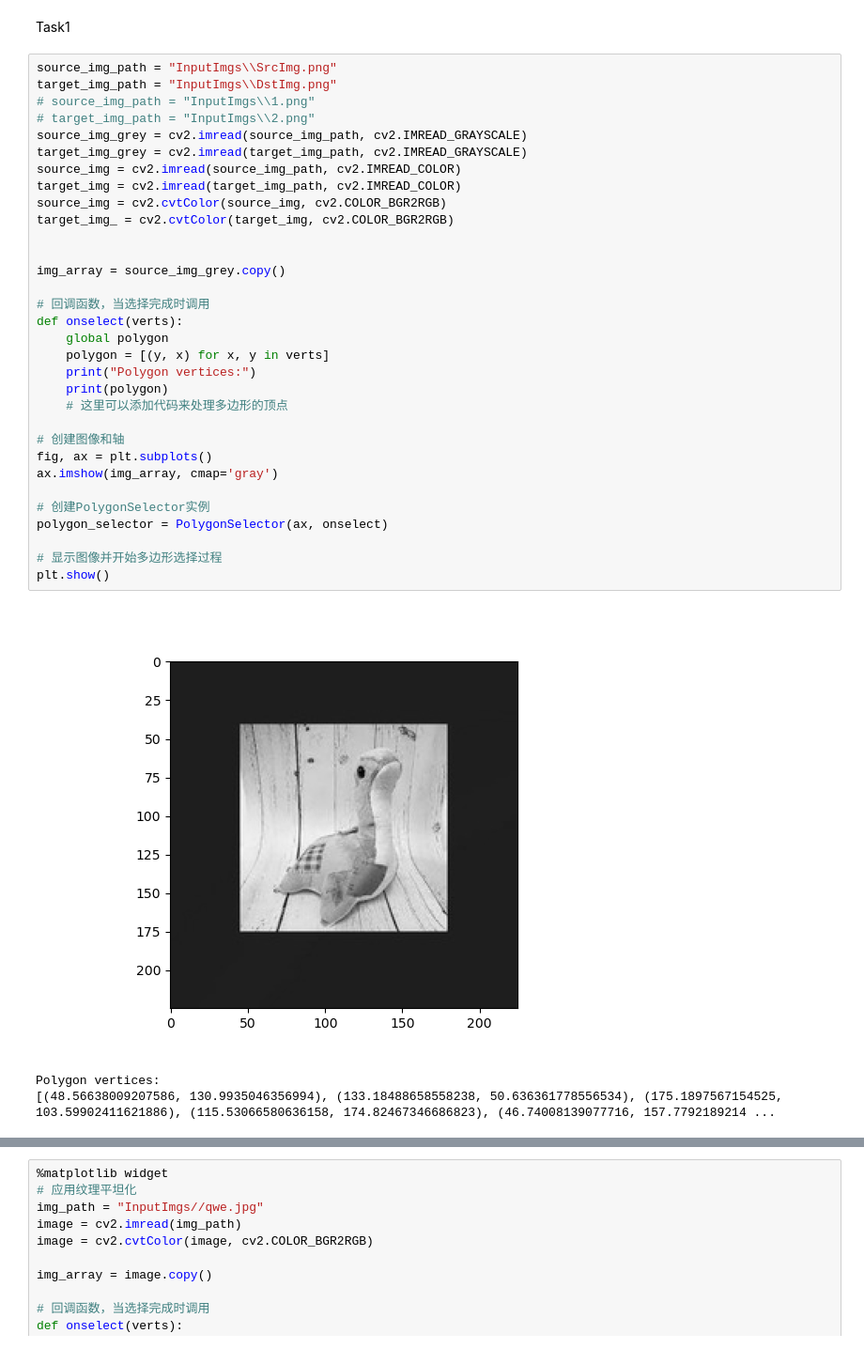
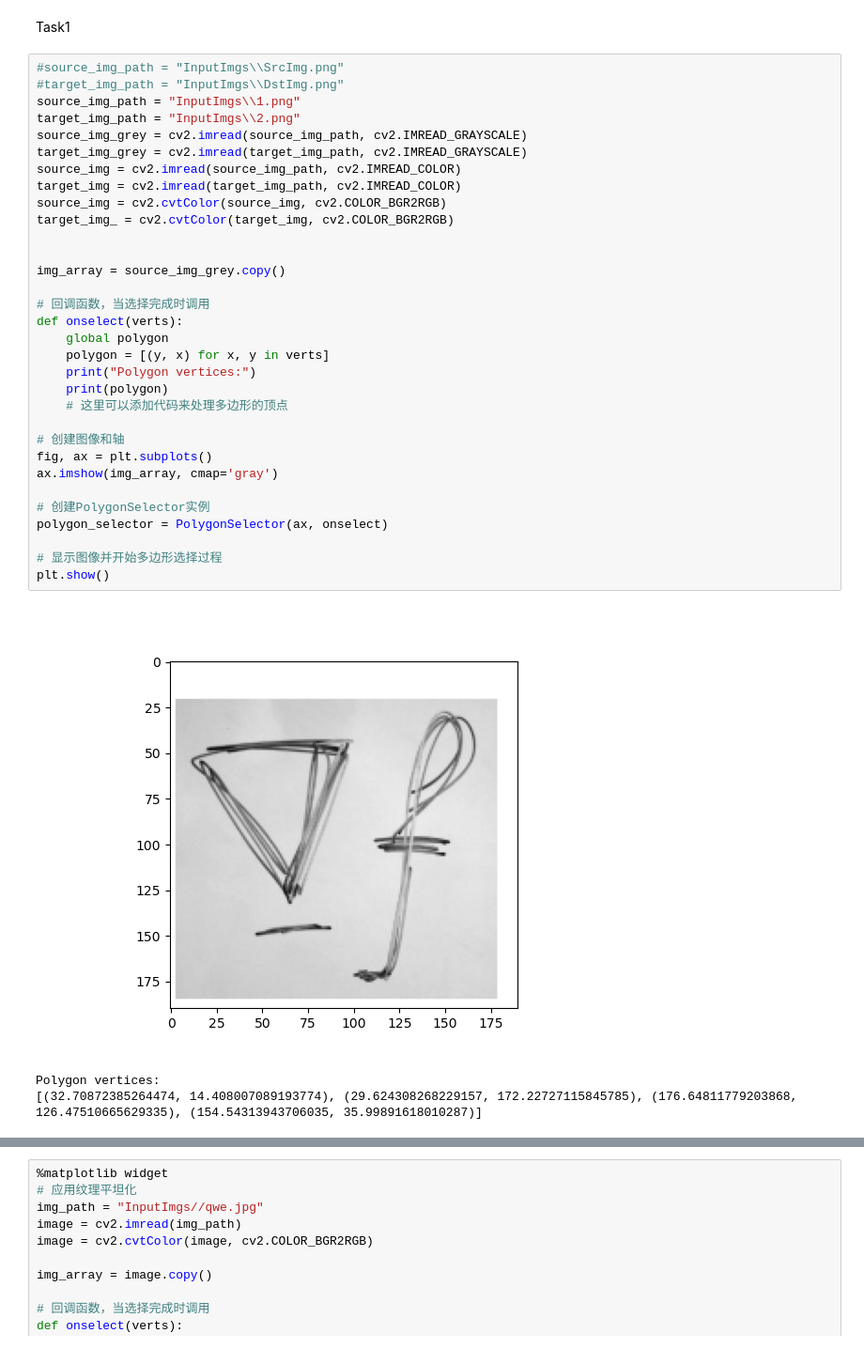
Before and after one commit to derkder/CGVI_CourseWork, a Jupyter notebook: ImageProcessing/Project/Main.ipynb, the cells around one changed output, grey strips where cells are left out. Shown at 94% size. Saved outputs shown, nothing was run; the diff lists cells and outputs as text.

```diff
--- a/ImageProcessing/Project/Main.ipynb
+++ b/ImageProcessing/Project/Main.ipynb
@@ -13,41 +13,41 @@ plt.style.use('default')
 # %% [markdown]
 Task1
 # %%
-source_img_path = "InputImgs\\SrcImg.png"
-target_img_path = "InputImgs\\DstImg.png"
-# source_img_path = "InputImgs\\1.png"
-# target_img_path = "InputImgs\\2.png"
+#source_img_path = "InputImgs\\SrcImg.png"
+#target_img_path = "InputImgs\\DstImg.png"
+source_img_path = "InputImgs\\1.png"
+target_img_path = "InputImgs\\2.png"
 source_img_grey = cv2.imread(source_img_path, cv2.IMREAD_GRAYSCALE)
 target_img_grey = cv2.imread(target_img_path, cv2.IMREAD_GRAYSCALE)
 source_img = cv2.imread(source_img_path, cv2.IMREAD_COLOR)
 target_img = cv2.imread(target_img_path, cv2.IMREAD_COLOR)
 source_img = cv2.cvtColor(source_img, cv2.COLOR_BGR2RGB)
 target_img_ = cv2.cvtColor(target_img, cv2.COLOR_BGR2RGB)
 
 
 img_array = source_img_grey.copy()
 
 # 回调函数，当选择完成时调用
 def onselect(verts):
     global polygon
     polygon = [(y, x) for x, y in verts]
     print("Polygon vertices:")
     print(polygon)
     # 这里可以添加代码来处理多边形的顶点
 
 # 创建图像和轴
 fig, ax = plt.subplots()
 ax.imshow(img_array, cmap='gray')
 
 # 创建PolygonSelector实例
 polygon_selector = PolygonSelector(ax, onselect)
 
 # 显示图像并开始多边形选择过程
 plt.show()
 # %% [output]
-[figure, old version]
+[figure, new version]
 Polygon vertices:
-[(48.56638009207586, 130.9935046356994), (133.18488658558238, 50.636361778556534), (175.1897567154525, 103.59902411621886), (115.53066580636158, 174.82467346686823), (46.74008139077716, 157.7792189214 ...
+[(32.70872385264474, 14.408007089193774), (29.624308268229157, 172.22727115845785), (176.64811779203868, 126.47510665629335), (154.54313943706035, 35.99891618010287)]
 # %%
 assert 0 != polygon.count, "Please select a polygon in the image above."
 
```
Also changed, not shown: parts of 4 cells of this notebook.
